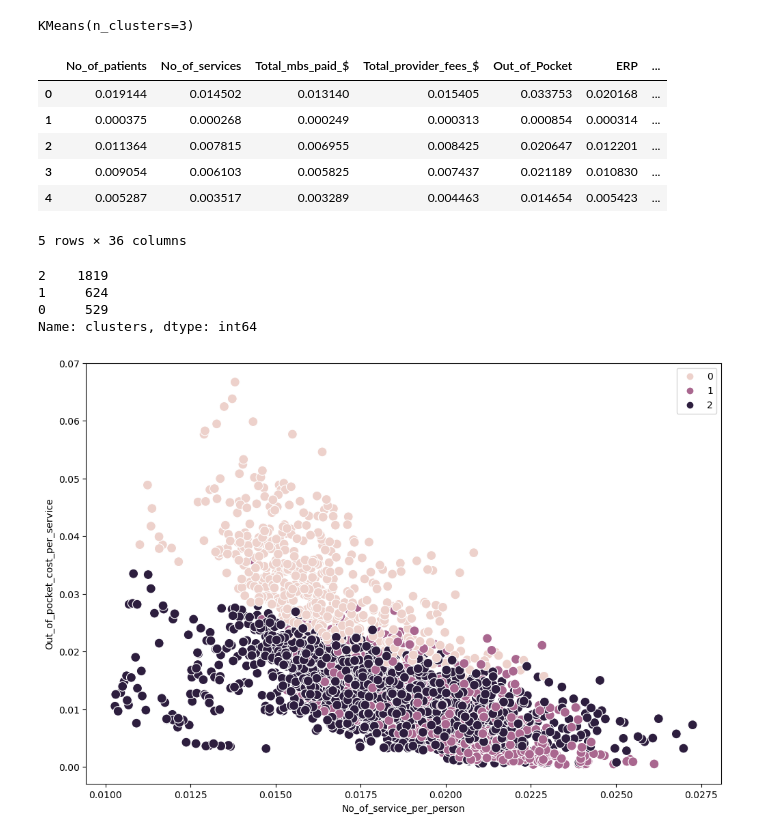
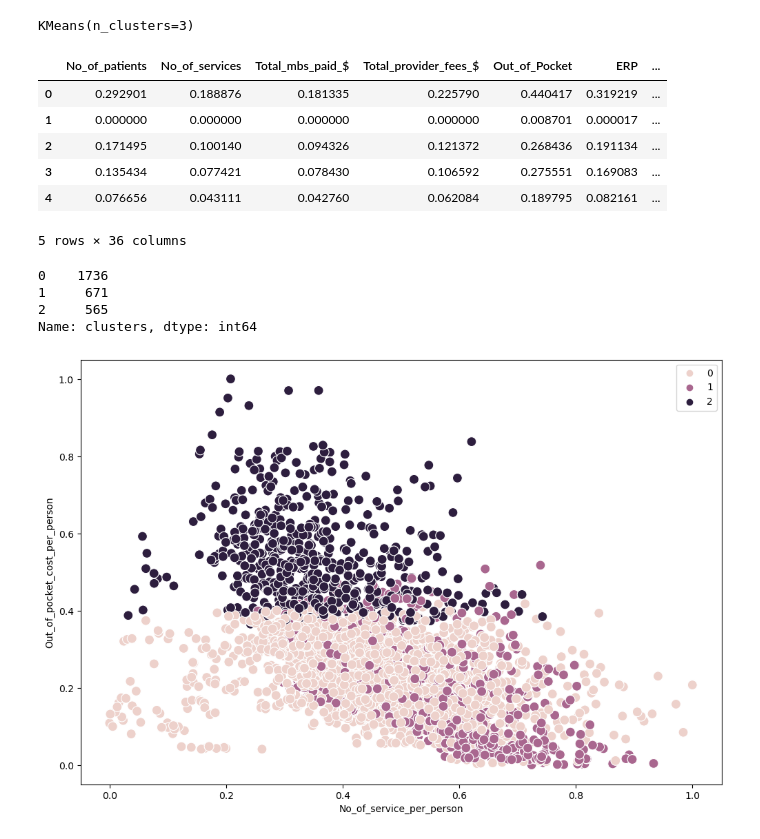
Before and after one commit to jiniep/mbs_analysis, a Jupyter notebook: scripts/15_clustering_analysis_standardization.ipynb, the cells around one changed output. Saved outputs shown, nothing was run; the diff lists cells and outputs as text; code cells hidden in the pictures.

```diff
--- a/scripts/15_clustering_analysis_standardization.ipynb
+++ b/scripts/15_clustering_analysis_standardization.ipynb
@@ -51,6 +52,19 @@ df_mbs_sa3_service_1_np.loc[
     df_mbs_sa3_service_1_np["Total_mbs_paid_$"]
     / df_mbs_sa3_service_1_np["No_of_patients"]
 )
+
+df_mbs_sa3_service_1_np["Total_Provider_pp_per_service"] = df_mbs_sa3_service_1_np[
+    "Total_provider_fees_$"
+] / (
+    df_mbs_sa3_service_1_np["No_of_patients"]
+    * df_mbs_sa3_service_1_np["No_of_service_per_person"]
+)
+df_mbs_sa3_service_1_np["MBS_Rebate_pp_per_service"] = df_mbs_sa3_service_1_np[
+    "Total_mbs_paid_$"
+] / (
+    df_mbs_sa3_service_1_np["No_of_patients"]
+    * df_mbs_sa3_service_1_np["No_of_service_per_person"]
+)
 # %% [markdown]
 ### Extracting All Person Dataset
 # %%
@@ -544,3 +574,8 @@ df_mbs_sa3_numerical_val = df_mbs_sa3_all_person_gp[
 ### Data Standardization
 # %% [markdown]
 Used sklearnt normalized function to standardize the numbers
+# %%
+scaler = MinMaxScaler(feature_range=(0, 1))
+d = scaler.fit_transform(df_mbs_sa3_numerical_val)
+scaled_df = pd.DataFrame(d, columns=df_mbs_sa3_numerical_val.columns)
+print(scaled_df)
@@ -619,39 +656,39 @@ scaled_df["clusters"] = kmeans.fit_predict(scaled_df)
 scaled_df.head()
 # %% [output]
 |  | No_of_patients | No_of_services | Total_mbs_paid_$ | Total_provider_fees_$ | Out_of_Pocket | ERP | ... |
-| 0 | 0.019144 | 0.014502 | 0.013140 | 0.015405 | 0.033753 | 0.020168 | ... |
-| 1 | 0.000375 | 0.000268 | 0.000249 | 0.000313 | 0.000854 | 0.000314 | ... |
-| 2 | 0.011364 | 0.007815 | 0.006955 | 0.008425 | 0.020647 | 0.012201 | ... |
-| 3 | 0.009054 | 0.006103 | 0.005825 | 0.007437 | 0.021189 | 0.010830 | ... |
-| 4 | 0.005287 | 0.003517 | 0.003289 | 0.004463 | 0.014654 | 0.005423 | ... |
+| 0 | 0.292901 | 0.188876 | 0.181335 | 0.225790 | 0.440417 | 0.319219 | ... |
+| 1 | 0.000000 | 0.000000 | 0.000000 | 0.000000 | 0.008701 | 0.000017 | ... |
+| 2 | 0.171495 | 0.100140 | 0.094326 | 0.121372 | 0.268436 | 0.191134 | ... |
+| 3 | 0.135434 | 0.077421 | 0.078430 | 0.106592 | 0.275551 | 0.169083 | ... |
+| 4 | 0.076656 | 0.043111 | 0.042760 | 0.062084 | 0.189795 | 0.082161 | ... |
 5 rows × 36 columns
 # %%
 scaled_df["clusters"].value_counts()
 # %% [output]
-2    1819
-1     624
-0     529
+0    1736
+1     671
+2     565
 Name: clusters, dtype: int64
 # %%
 # Plot the clusters for the "Price per Unit" and "D.metro" variables.
 
 plt.figure(figsize=(12, 8))
 ax = sns.scatterplot(
     x=scaled_df["No_of_service_per_person"],
-    y=scaled_df["Out_of_pocket_cost_per_service"],
+    y=scaled_df["Out_of_pocket_cost_per_person"],
     hue=kmeans.labels_,
     s=100,
 )
 # Here, you're subsetting `X` for the x and y arguments to avoid using their labels.
 # `hue` takes the value of the attribute `kmeans.labels_`, which is the result of running the k-means algorithm.
 # `s` represents the size of the points you want to see in the plot.
 
 ax.grid(False)  # This removes the grid from the background.
 plt.xlabel("No_of_service_per_person")  # Label x-axis.
-plt.ylabel("Out_of_pocket_cost_per_service")  # Label y-axis.
+plt.ylabel("Out_of_pocket_cost_per_person")  # Label y-axis.
 plt.show()
 # %% [output]
-[figure, old version]
+[figure, new version]
 # %%
 # Define the cluster labels you want to keep
 clusters_to_keep = [0, 1]
```
Also changed, not shown: parts of 54 cells of this notebook.
